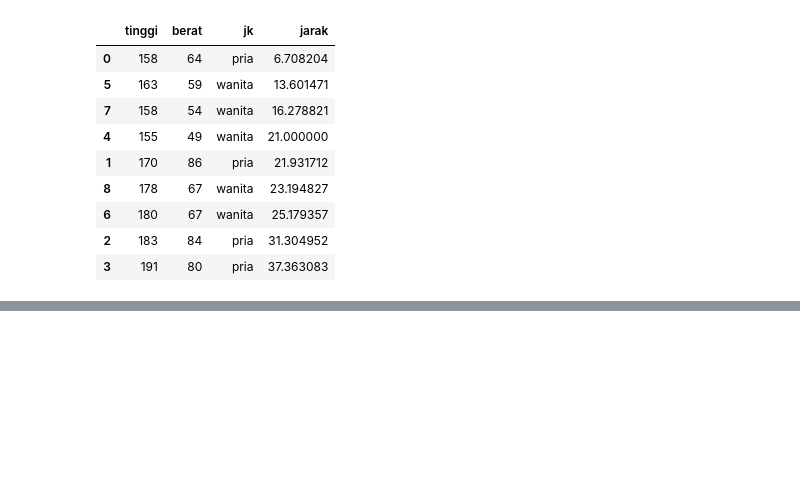
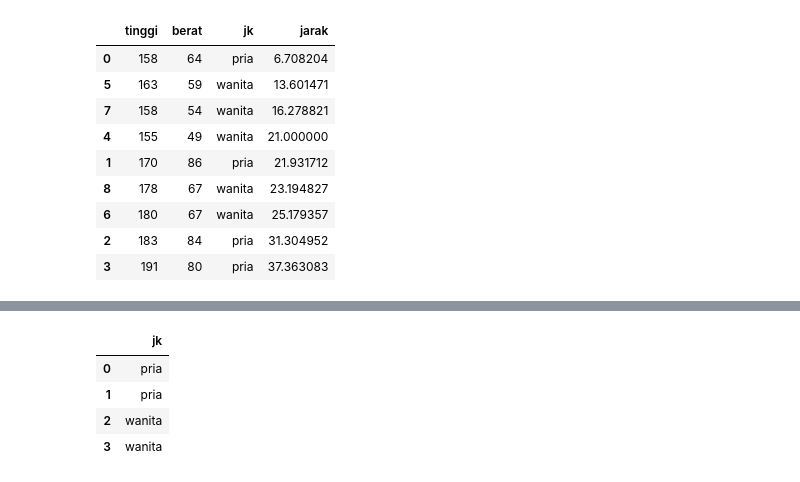
Before and after one commit to agungwahyuprayogo/Machine-Learning-with-Python-Scikit-Learning, a Jupyter notebook: 006 Classification dengan K-Nearest Neighbors.ipynb, the cells around one changed output, grey strips where cells are left out. Drawn from its saved outputs; the diff is of its cells as text; code cells hidden in the pictures; blank space fills up the shorter version.

```diff
--- a/006 Classification dengan K-Nearest Neighbors.ipynb
+++ b/006 Classification dengan K-Nearest Neighbors.ipynb
@@ -358,0 +394,8 @@ sensus_df.sort_values(['jarak'])
+# %%
+y_test
+# %% [output]
+|  | jk |
+| 0 | pria |
+| 1 | pria |
+| 2 | wanita |
+| 3 | wanita |
```
Also changed, not shown: parts of 7 cells of this notebook, 1 other file.
